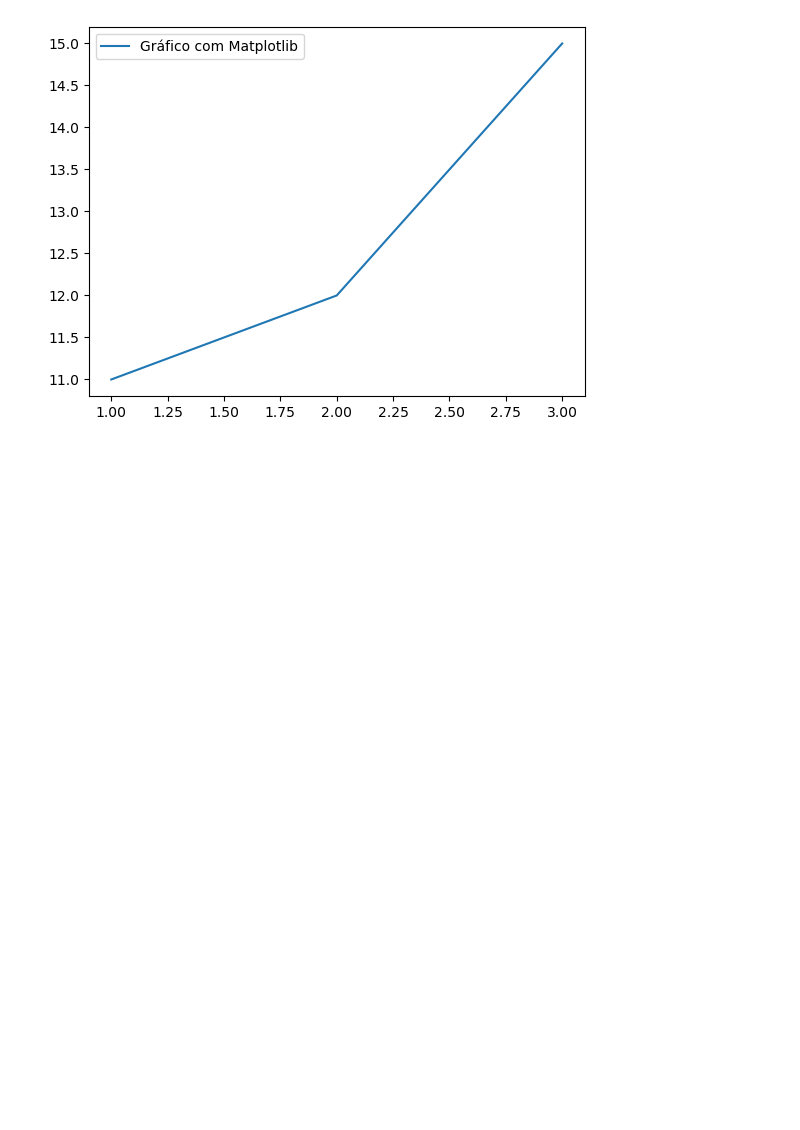
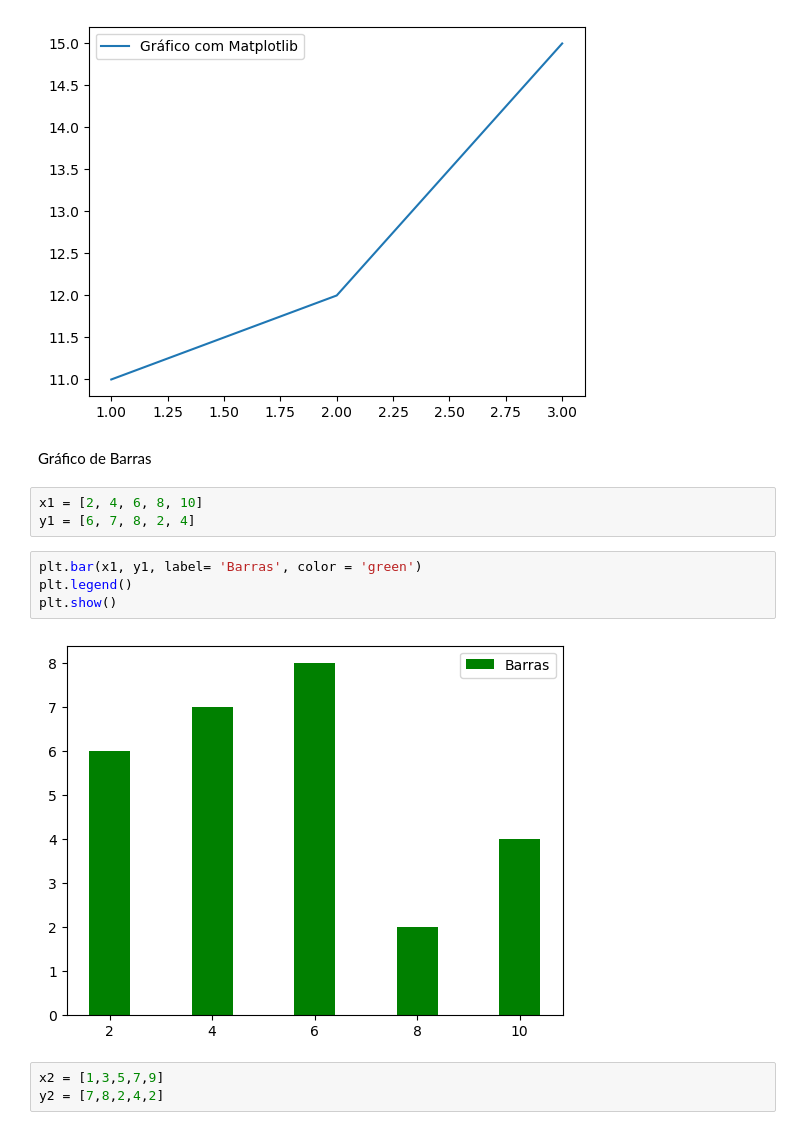
Before and after one commit to mateushlsilva/matplotlib-aula, a Jupyter notebook: matplotlib.ipynb, the cells around one changed output. Drawn from its saved outputs; the diff is of its cells as text; blank space fills up the shorter version.

Commit message:
Gráfico de Barras

```diff
--- a/matplotlib.ipynb
+++ b/matplotlib.ipynb
@@ -31,3 +31,17 @@ plt.legend()
 plt.show()
 # %% [output]
 [figure]
+# %% [markdown]
+Gráfico de Barras
+# %%
+x1 = [2, 4, 6, 8, 10]
+y1 = [6, 7, 8, 2, 4]
+# %%
+plt.bar(x1, y1, label= 'Barras', color = 'green')
+plt.legend()
+plt.show()
+# %% [output]
+[figure, added]
+# %%
+x2 = [1,3,5,7,9]
+y2 = [7,8,2,4,2]
```
Also changed, not shown: parts of 8 cells of this notebook.
